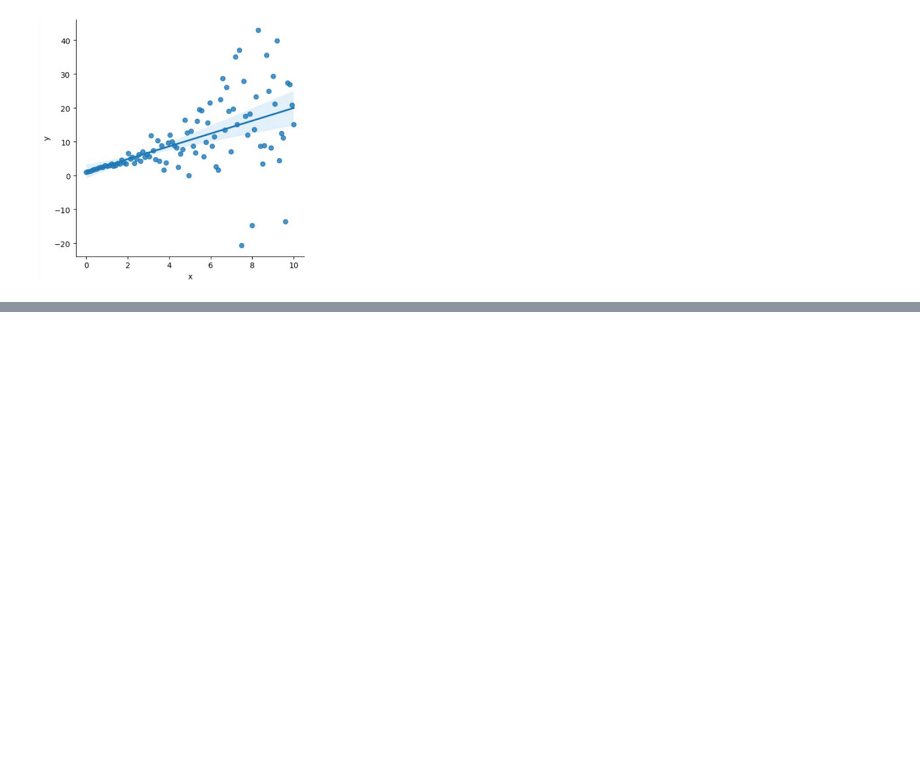
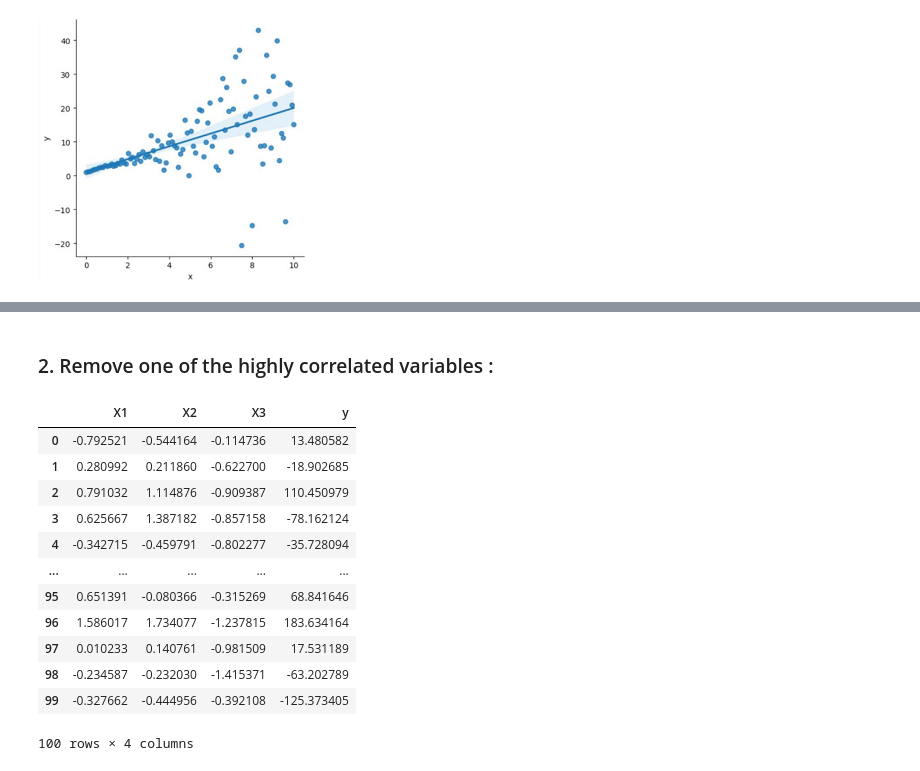
Before and after one commit to mkr9395/LinearRegression_Notes, a Jupyter notebook: 5. Regression Analysis.ipynb, the cells around one changed output, grey strips where cells are left out. Cells and saved outputs as stored; diff of their text form; code cells hidden in the pictures; blank space fills up the shorter version.

```diff
--- a/5. Regression Analysis.ipynb
+++ b/5. Regression Analysis.ipynb
@@ -1283,0 +1245,21 @@ changes in the data, making it difficult to interpret the results accurately.
+# %%
+import statsmodels.api as sm
+from statsmodels.stats.diagnostic import het_breuschpagan
+
+
+# Fit linear models
+x_with_constant1 = sm.add_constant(x)
+model1 = sm.OLS(y1, x_with_constant1).fit()
+
+x_with_constant2 = sm.add_constant(x)
+model2 = sm.OLS(y2, x_with_constant2).fit()
+
+# Perform Breusch-Pagan test
+bp_test1 = het_breuschpagan(model1.resid, x_with_constant1)
+bp_test2 = het_breuschpagan(model2.resid, x_with_constant2)
+
+print("Homoscedastic dataset - Breusch-Pagan test results:")
+print(f"LM Statistic: {bp_test1[0]}\nLM-Test p-value: {bp_test1[1]}\nF-Statistic: {bp_test1[2]}\nF-Test p-value: {bp_test1[3]}\n")
+
+print("Heteroscedastic dataset - Breusch-Pagan test results:")
+print(f"LM Statistic: {bp_test2[0]}\nLM-Test p-value: {bp_test2[1]}\nF-Statistic: {bp_test2[2]}\nF-Test p-value: {bp_test2[3]}")
@@ -1283,0 +1582,33 @@ changes in the data, making it difficult to interpret the results accurately.
+# %% [markdown]
+### 2. Remove one of the highly correlated variables :
+# %%
+import numpy as np
+import pandas as pd
+import statsmodels.api as sm
+from sklearn.datasets import make_regression
+
+# Generate a synthetic dataset with multicollinearity
+np.random.seed(42)
+X, y = make_regression(n_samples=100, n_features=3, noise=0.5, random_state=42)
+X[:, 1] = X[:, 0] + 0.5 * np.random.normal(size=100)  # Introduce multicollinearity between columns 0 and 1
+
+# Convert data to a pandas DataFrame
+data = pd.DataFrame(X, columns=['X1', 'X2', 'X3'])
+data['y'] = y
+
+
+data
+# %% [output]
+|  | X1 | X2 | X3 | y |
+| 0 | -0.792521 | -0.544164 | -0.114736 | 13.480582 |
+| 1 | 0.280992 | 0.211860 | -0.622700 | -18.902685 |
+| 2 | 0.791032 | 1.114876 | -0.909387 | 110.450979 |
+| 3 | 0.625667 | 1.387182 | -0.857158 | -78.162124 |
+| 4 | -0.342715 | -0.459791 | -0.802277 | -35.728094 |
+| ... | ... | ... | ... | ... |
+| 95 | 0.651391 | -0.080366 | -0.315269 | 68.841646 |
+| 96 | 1.586017 | 1.734077 | -1.237815 | 183.634164 |
+| 97 | 0.010233 | 0.140761 | -0.981509 | 17.531189 |
+| 98 | -0.234587 | -0.232030 | -1.415371 | -63.202789 |
+| 99 | -0.327662 | -0.444956 | -0.392108 | -125.373405 |
+100 rows × 4 columns
```
Also changed, not shown: parts of 78 cells of this notebook, 2 other files.
